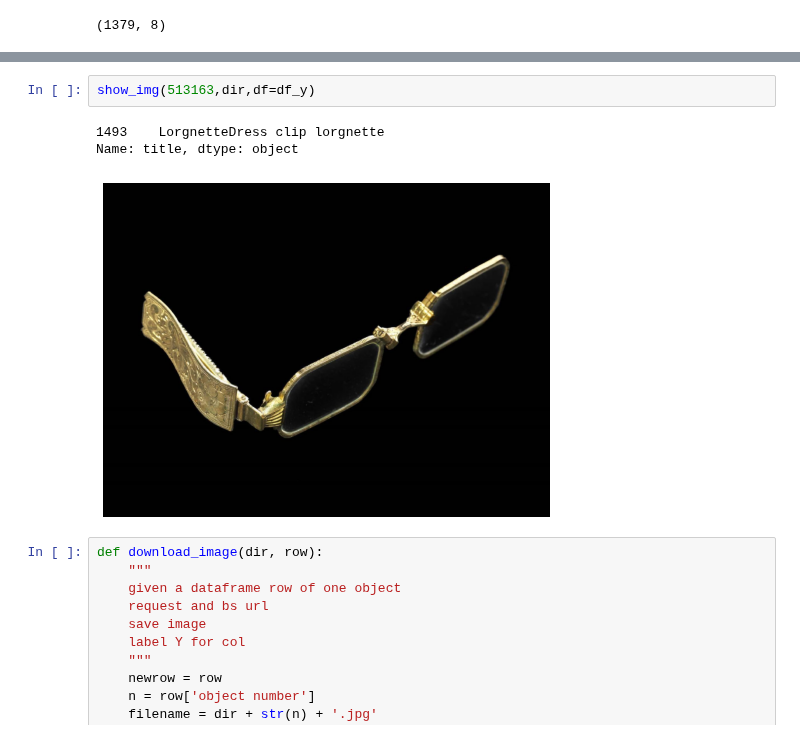
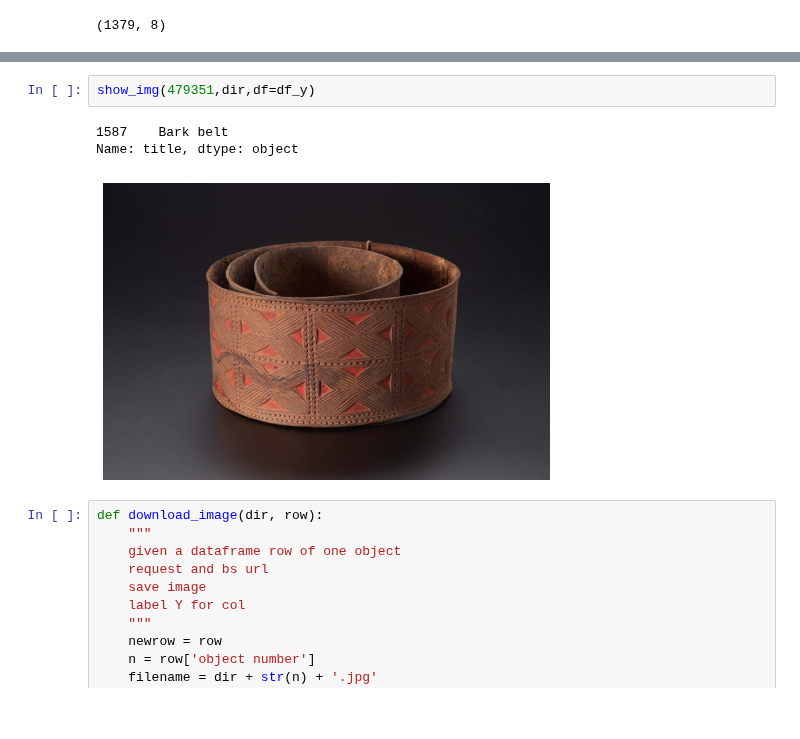
Before and after one commit to vivyhasadream/vintage_clothes_generator, a Jupyter notebook: 2 Data Scraping_MFABoston_v2.ipynb, the cells around one changed output, grey strips where cells are left out. Drawn from its saved outputs; the diff is of its cells as text; blank space fills up the shorter version.

```diff
--- a/2 Data Scraping_MFABoston_v2.ipynb
+++ b/2 Data Scraping_MFABoston_v2.ipynb
@@ -368,9 +379,9 @@ df_y[df_y['title'].str.contains('clip')]
 # %%
-show_img(513163,dir,df=df_y)
+show_img(479351,dir,df=df_y)
 # %% [output]
-1493    LorgnetteDress clip lorgnette
+1587    Bark belt
 Name: title, dtype: object
-[figure, old version]
+[figure, new version]
 # %%
 def download_image(dir, row):
     """
```
Also changed, not shown: parts of 3 cells of this notebook.
